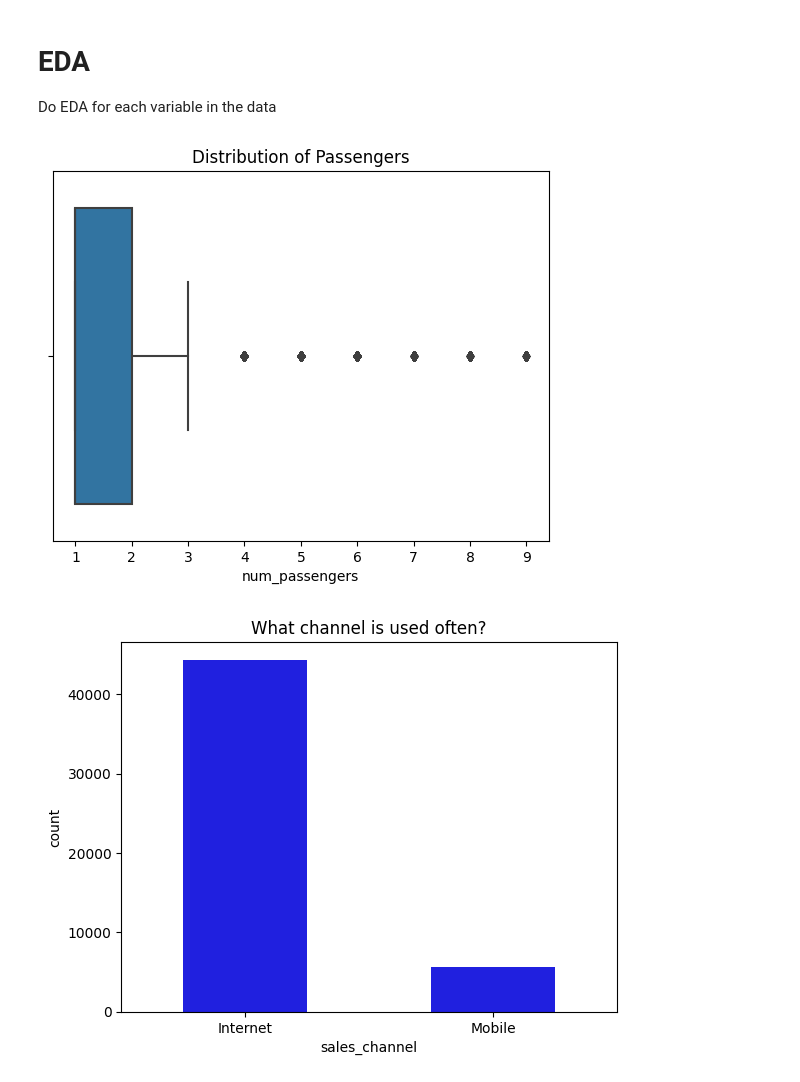
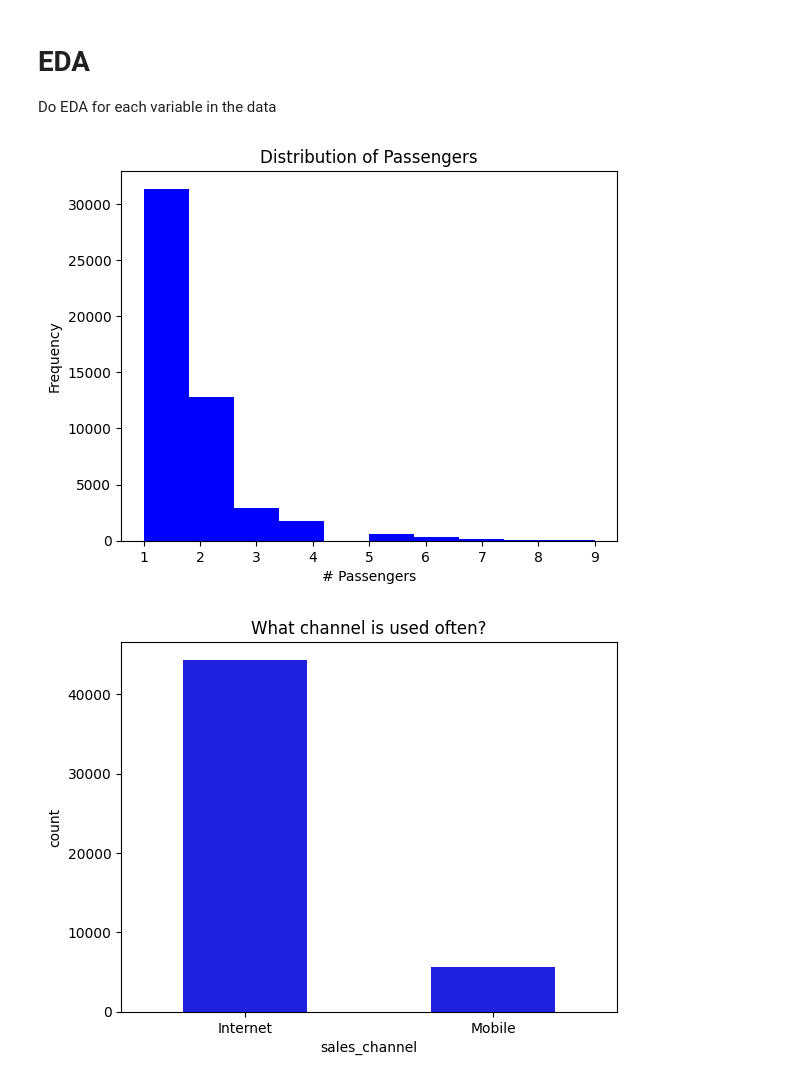
Before and after one commit to julam9/British-Airways-Modelling-Task, a Jupyter notebook: modelling_booking.ipynb, the cells around one changed output. Saved outputs shown, nothing was run; the diff lists cells and outputs as text; code cells hidden in the pictures.

```diff
--- a/modelling_booking.ipynb
+++ b/modelling_booking.ipynb
@@ -111,9 +111,12 @@ From this point, you should continue exploring the dataset with some visualisati
 
 Do EDA for each variable in the data
 # %%
-sns.boxplot(data=df, x="num_passengers").set(title="Distribution of Passengers");
+plt.hist(data=df, x="num_passengers", color="blue")
+plt.title("Distribution of Passengers");
+plt.ylabel("Frequency")
+plt.xlabel("# Passengers");
 # %% [output]
-[figure, old version]
+[figure, new version]
 # %%
 sns.countplot(data=df, x="sales_channel", color="blue", width=0.5).set(title="What channel is used often?");
 # %% [output]
```
Also changed, not shown: parts of 3 cells of this notebook.
